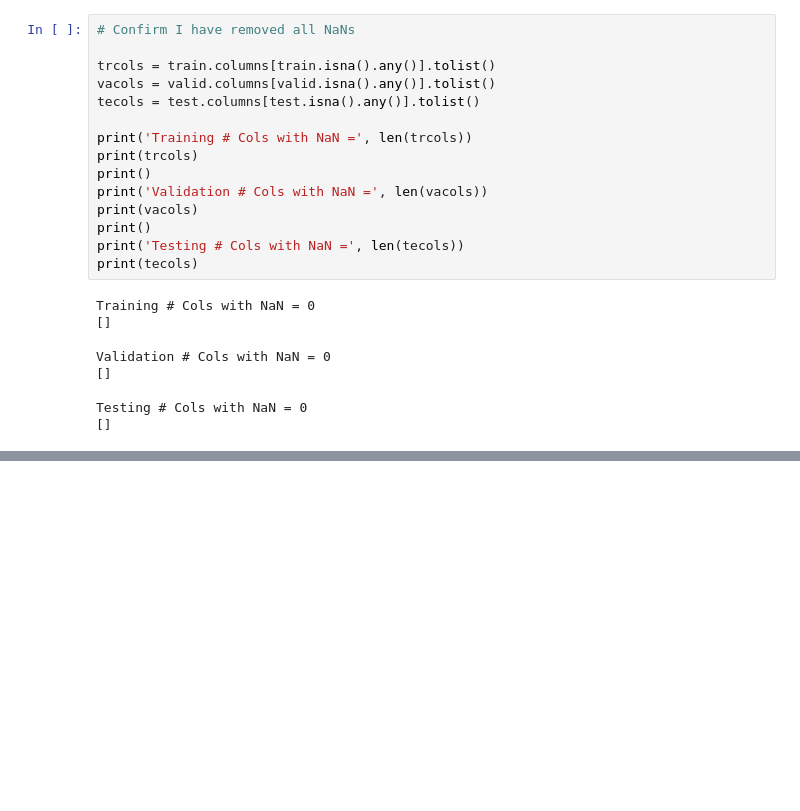
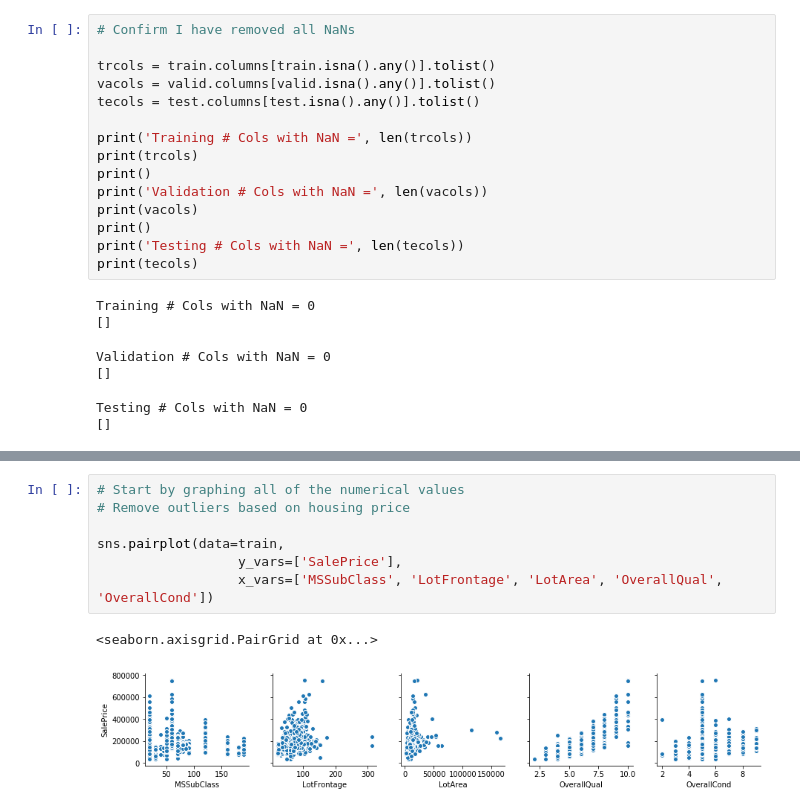
Before and after one commit to Wilson2214/HousePrice-MLClass, a Jupyter notebook: House Prices - Initial Linear Regression.ipynb, the cells around one changed output, grey strips where cells are left out. Drawn from its saved outputs; the diff is of its cells as text; blank space fills up the shorter version.

```diff
--- a/House Prices - Initial Linear Regression.ipynb
+++ b/House Prices - Initial Linear Regression.ipynb
@@ -572,0 +597,10 @@ Testing # Cols with NaN = 0
+# %%
+# Start by graphing all of the numerical values
+# Remove outliers based on housing price
+
+sns.pairplot(data=train,
+                  y_vars=['SalePrice'],
+                  x_vars=['MSSubClass', 'LotFrontage', 'LotArea', 'OverallQual', 'OverallCond'])
+# %% [output]
+<seaborn.axisgrid.PairGrid at 0x...>
+[figure, added]
```
Also changed, not shown: parts of 24 cells of this notebook.
